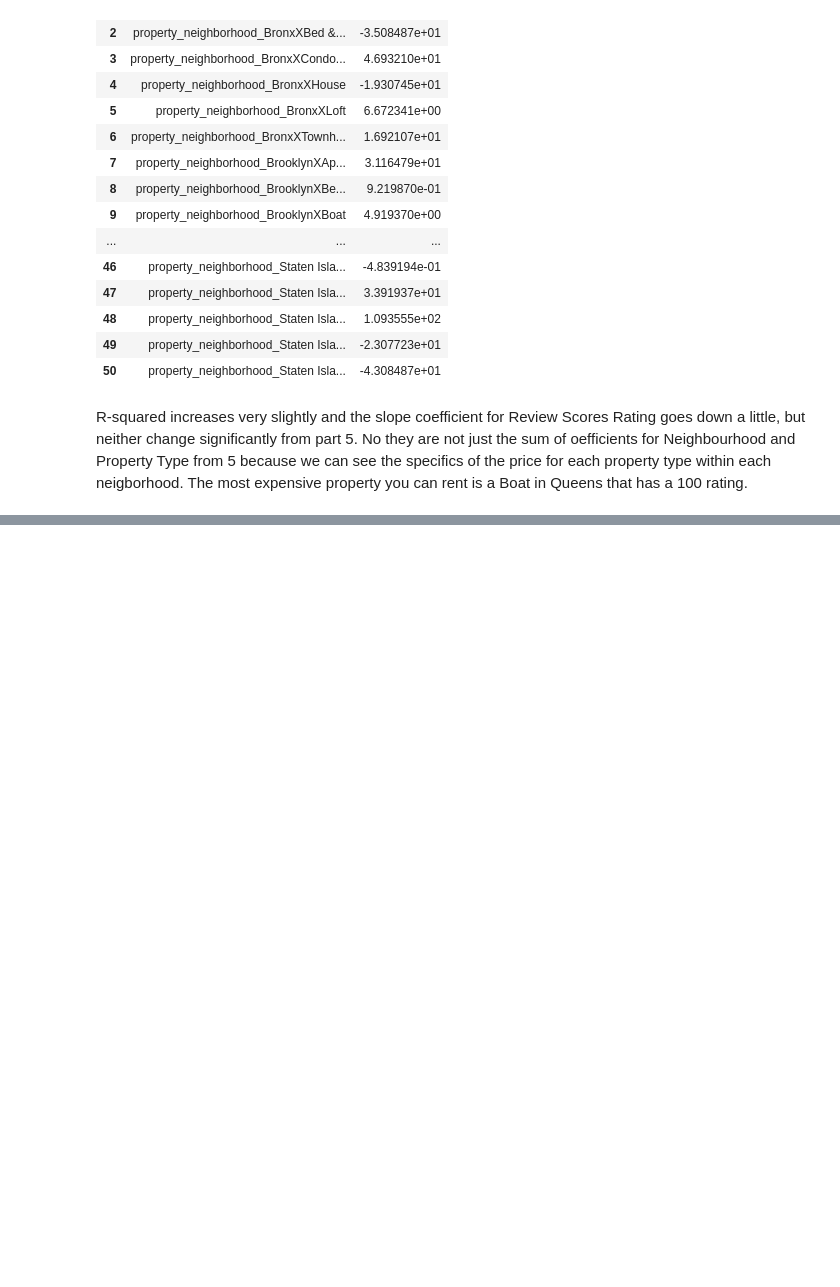
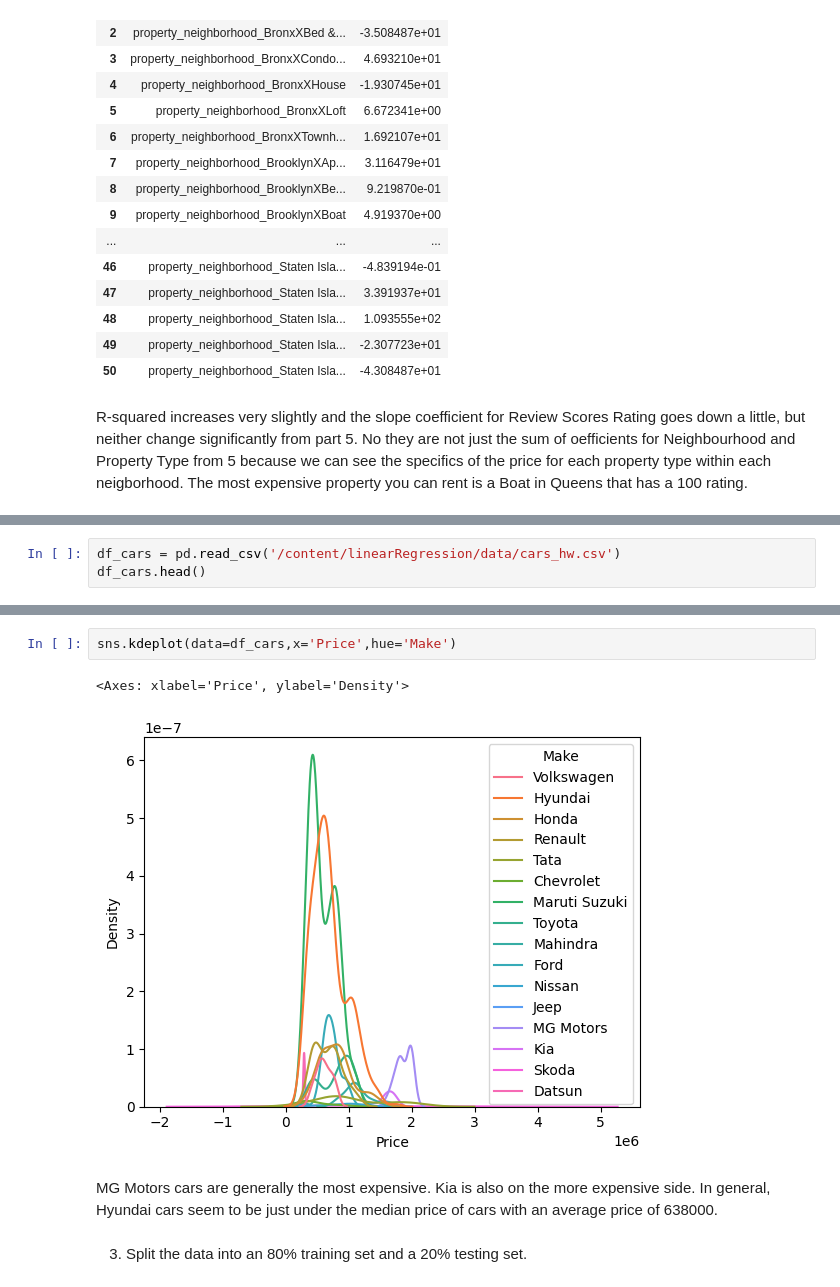
Before and after one commit to rachel1234561/labs, a Jupyter notebook: Copy_of_assignment.ipynb, the cells around one changed output, grey strips where cells are left out. Drawn from its saved outputs; the diff is of its cells as text; blank space fills up the shorter version.

```diff
--- a/Copy_of_assignment.ipynb
+++ b/Copy_of_assignment.ipynb
@@ -336,0 +253,3 @@ This is typically the preferred way of expressing the OLS coefficients.
+# %%
+df_cars = pd.read_csv('/content/linearRegression/data/cars_hw.csv')
+df_cars.head()
@@ -336,0 +286,9 @@ This is typically the preferred way of expressing the OLS coefficients.
+# %%
+sns.kdeplot(data=df_cars,x='Price',hue='Make')
+# %% [output]
+<Axes: xlabel='Price', ylabel='Density'>
+[figure, added]
+# %% [markdown]
+MG Motors cars are generally the most expensive. Kia is also on the more expensive side. In general, Hyundai cars seem to be just under the median price of cars with an average price of 638000.
+# %% [markdown]
+3. Split the data into an 80% training set and a 20% testing set.
```
Also changed, not shown: parts of 30 cells of this notebook.
